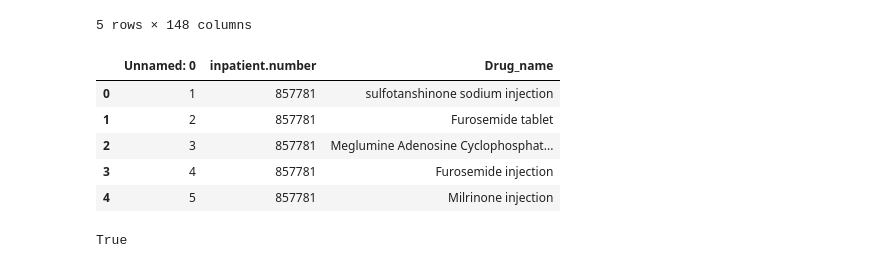
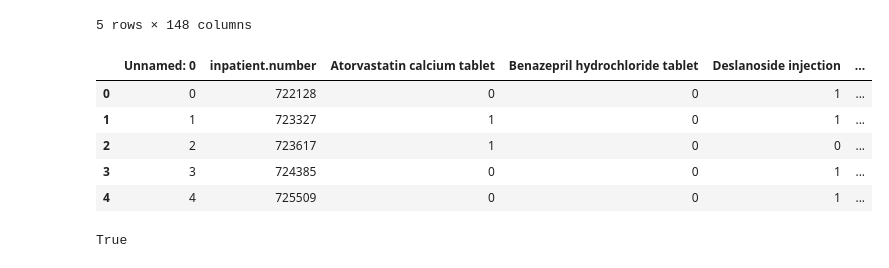
Before and after one commit to Vikram-Shenoy/Computational-Models, a Jupyter notebook: minor_proj.ipynb, the cells around one changed output. Saved outputs shown, nothing was run; the diff lists cells and outputs as text; code cells hidden in the pictures.

Commit message:
preprocessing
i removed the dead people from drug and added the people who were given no drugs

```diff
--- a/minor_proj.ipynb
+++ b/minor_proj.ipynb
@@ -14,15 +14,15 @@ df.head()
 | 4 | 4 | 810128 | 0.0 | 0.000000 | 0.444444 | 0.527778 | 0.531746 | ... |
 5 rows × 148 columns
 # %%
-df1 = pd.read_csv("drug_dict.csv")
+df1 = pd.read_csv("drug_dict_onehot.csv")
 df1.head()
 # %% [output]
-|  | Unnamed: 0 | inpatient.number | Drug_name |
-| 0 | 1 | 857781 | sulfotanshinone sodium injection |
-| 1 | 2 | 857781 | Furosemide tablet |
-| 2 | 3 | 857781 | Meglumine Adenosine Cyclophosphat... |
-| 3 | 4 | 857781 | Furosemide injection |
-| 4 | 5 | 857781 | Milrinone injection |
+|  | Unnamed: 0 | inpatient.number | Atorvastatin calcium tablet | Benazepril hydrochloride tablet | Deslanoside injection | ... |
+| 0 | 0 | 722128 | 0 | 0 | 1 | ... |
+| 1 | 1 | 723327 | 1 | 0 | 1 | ... |
+| 2 | 2 | 723617 | 1 | 0 | 0 | ... |
+| 3 | 3 | 724385 | 0 | 0 | 1 | ... |
+| 4 | 4 | 725509 | 0 | 0 | 1 | ... |
 # %%
 df['inpatient.number'].is_unique
 # %% [output]
```
Also changed, not shown: parts of 18 cells of this notebook, 2 other files.
